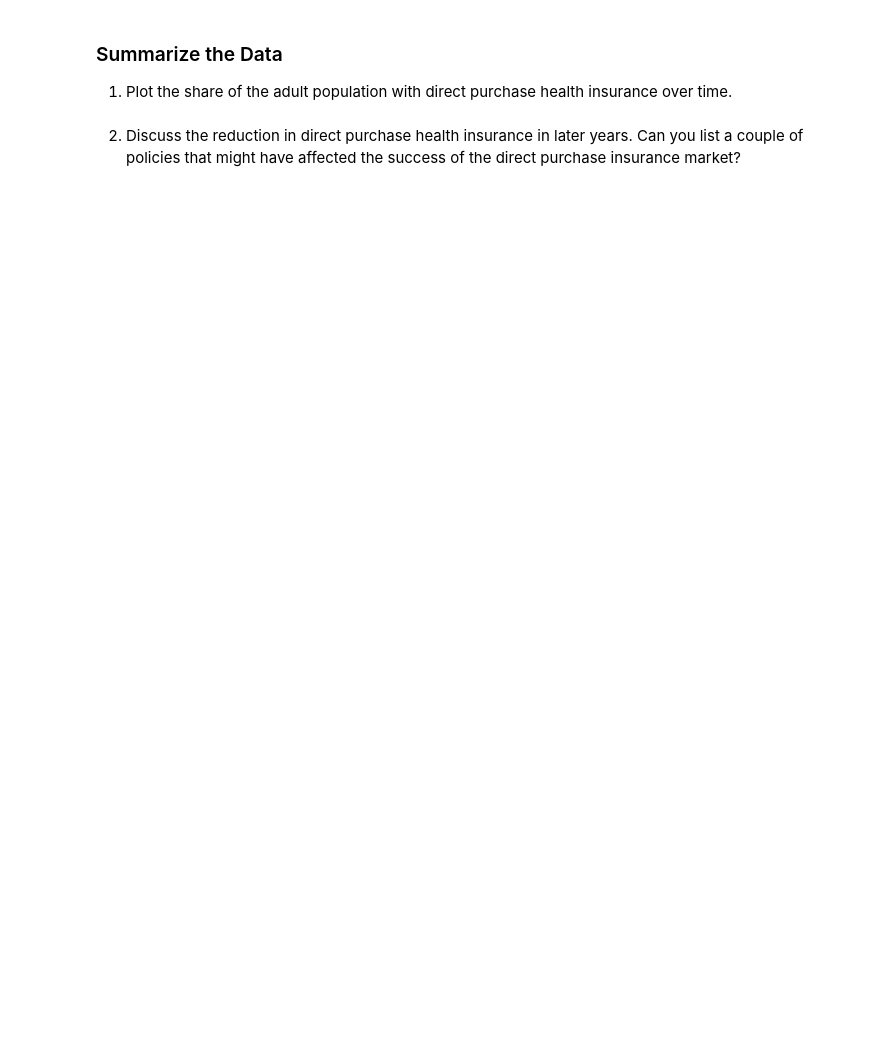
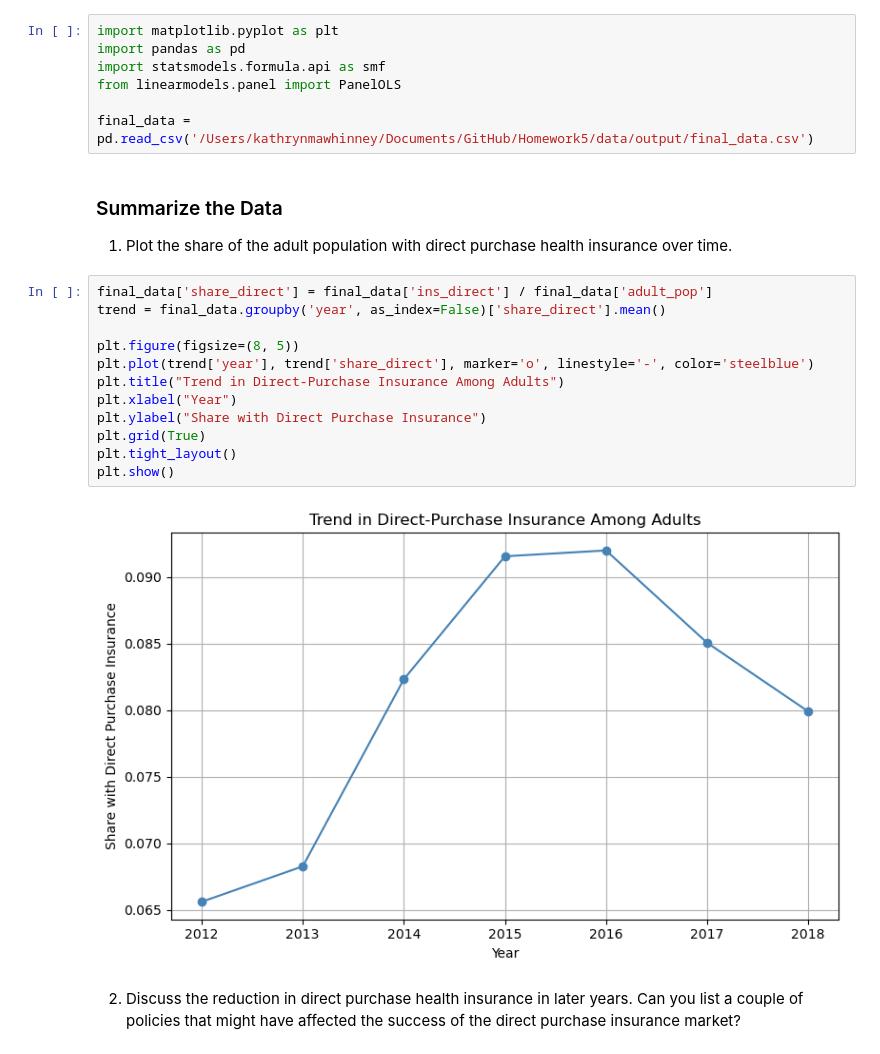
Before and after one commit to katespencermaw/Homework5, a Jupyter notebook: submission1/Homework5-1.ipynb, the cells around one changed output. Saved outputs shown, nothing was run; the diff lists cells and outputs as text; blank space fills up the shorter version.

```diff
--- a/submission1/Homework5-1.ipynb
+++ b/submission1/Homework5-1.ipynb
@@ -7,9 +7,30 @@ April 23, 2025
 <h1 style="text-align: center;"><strong>Homework 5-1</strong></h1>
 # %% [markdown]
 In this assignment, you’ll recreate the Insurance and Medicaid Expansion data and answer a few questions along the way. As with the prior assignments, the first step is to make sure you have the Insurance Access repository and downloaded all of the raw data sources. Once you have the data downloaded and the code running, answer the following questions.
+# %%
+import matplotlib.pyplot as plt
+import pandas as pd
+import statsmodels.formula.api as smf
+from linearmodels.panel import PanelOLS
+
+final_data = pd.read_csv('/Users/kathrynmawhinney/Documents/GitHub/Homework5/data/output/final_data.csv')
 # %% [markdown]
 ### Summarize the Data
 
 1. Plot the share of the adult population with direct purchase health insurance over time.
+# %%
+final_data['share_direct'] = final_data['ins_direct'] / final_data['adult_pop']
+trend = final_data.groupby('year', as_index=False)['share_direct'].mean()
+
+plt.figure(figsize=(8, 5))
+plt.plot(trend['year'], trend['share_direct'], marker='o', linestyle='-', color='steelblue')
+plt.title("Trend in Direct-Purchase Insurance Among Adults")
+plt.xlabel("Year")
+plt.ylabel("Share with Direct Purchase Insurance")
+plt.grid(True)
+plt.tight_layout()
+plt.show()
+# %% [output]
+[figure, added]
 # %% [markdown]
 2. Discuss the reduction in direct purchase health insurance in later years. Can you list a couple of policies that might have affected the success of the direct purchase insurance market?
```
Also changed, not shown: parts of 10 cells of this notebook.
